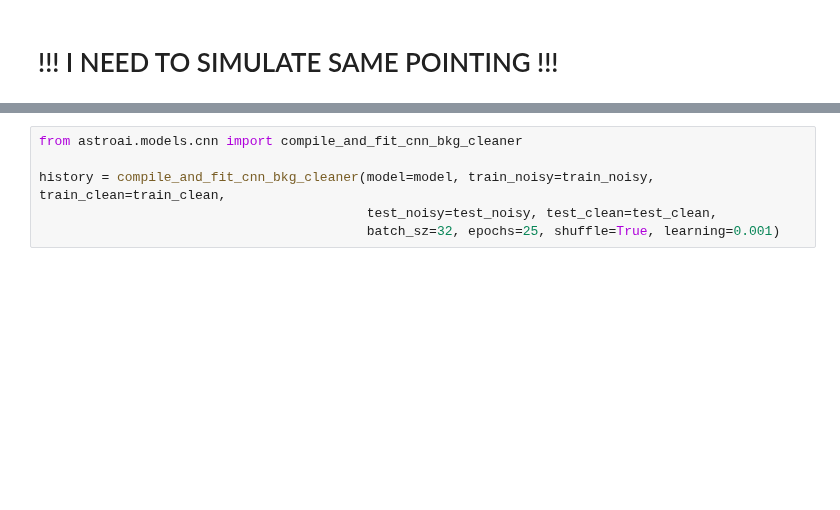
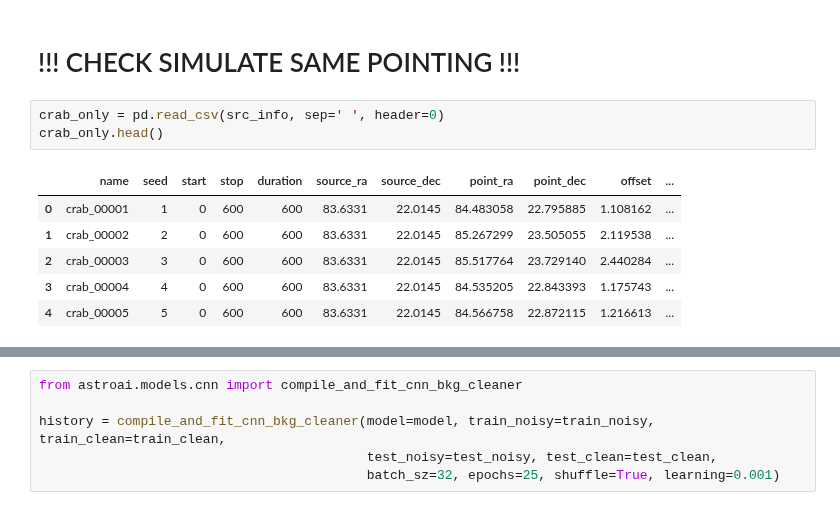
Before and after one commit to ambra-dipiano/astroAI, a Jupyter notebook: astroai/notebooks/cnn-cleaner.ipynb, the cells around one changed output, grey strips where cells are left out. Cells and saved outputs as stored; diff of their text form; blank space fills up the shorter version.

```diff
--- a/astroai/notebooks/cnn-cleaner.ipynb
+++ b/astroai/notebooks/cnn-cleaner.ipynb
@@ -38,2 +38,12 @@ Test labenoicyls: (200, 250, 250, 1)
 # %% [markdown]
-# !!! I NEED TO SIMULATE SAME POINTING !!!
+# !!! CHECK SIMULATE SAME POINTING !!!
+# %%
+crab_only = pd.read_csv(src_info, sep=' ', header=0)
+crab_only.head()
+# %% [output]
+|  | name | seed | start | stop | duration | source_ra | source_dec | point_ra | point_dec | offset | ... |
+| 0 | crab_00001 | 1 | 0 | 600 | 600 | 83.6331 | 22.0145 | 84.483058 | 22.795885 | 1.108162 | ... |
+| 1 | crab_00002 | 2 | 0 | 600 | 600 | 83.6331 | 22.0145 | 85.267299 | 23.505055 | 2.119538 | ... |
+| 2 | crab_00003 | 3 | 0 | 600 | 600 | 83.6331 | 22.0145 | 85.517764 | 23.729140 | 2.440284 | ... |
+| 3 | crab_00004 | 4 | 0 | 600 | 600 | 83.6331 | 22.0145 | 84.535205 | 22.843393 | 1.175743 | ... |
+| 4 | crab_00005 | 5 | 0 | 600 | 600 | 83.6331 | 22.0145 | 84.566758 | 22.872115 | 1.216613 | ... |
```
Also changed, not shown: parts of 5 cells of this notebook, 1 other file.
